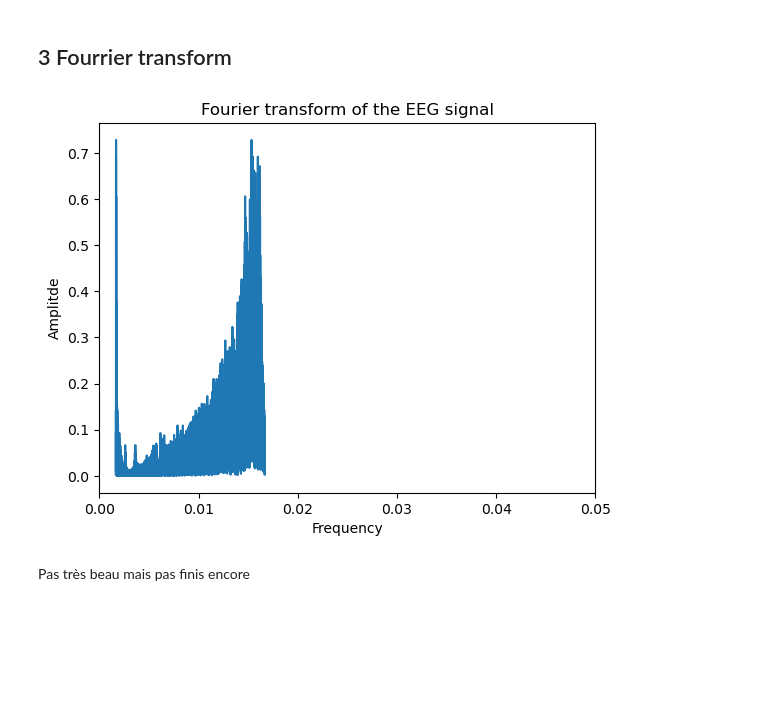
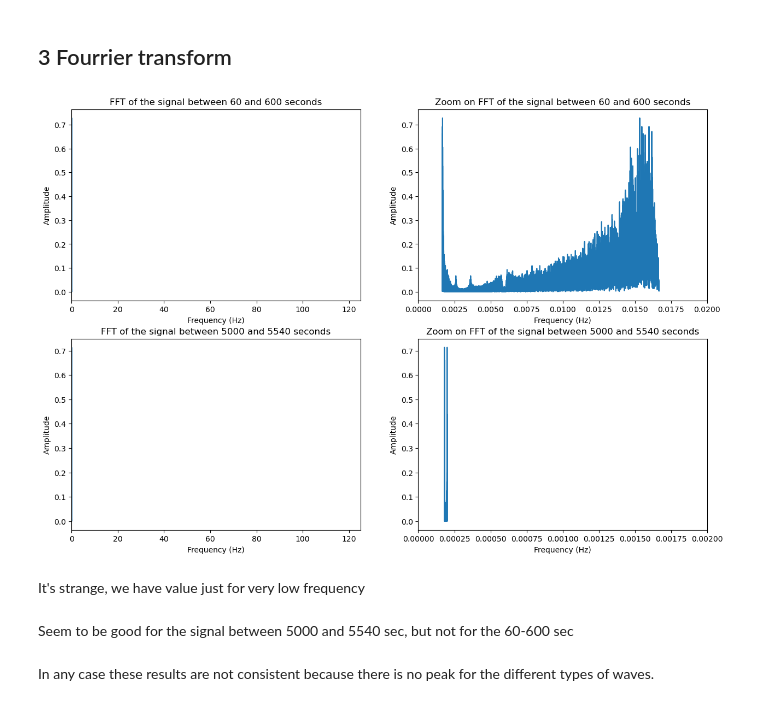
Before and after one commit to ChabCorp/LFP_IPMC, a Jupyter notebook: code/6_new_version.ipynb, the cells around one changed output. Cells and saved outputs as stored; diff of their text form; code cells hidden in the pictures; blank space fills up the shorter version.

```diff
--- a/code/6_new_version.ipynb
+++ b/code/6_new_version.ipynb
@@ -103,20 +184,50 @@ A implémenter
 # %% [markdown]
 ## 3 Fourrier transform
-# %%
-import scipy as sp
-import scipy.fftpack
-import numpy as np
-
-df_f = df.copy()
-df_f['amplitude'] = sp.fftpack.fft(df_f['mV'])/len(df_f['mV'])
-df_f["freq"] = 1/df_f['time']
-plt.plot(df_f['freq'], np.abs(df_f['amplitude']))
-plt.xlabel(f'Frequency')
-plt.xlim(0, 0.05)
-plt.ylabel('Amplitde')
-plt.title('Fourier transform of the EEG signal')
-plt.show()
-# %% [output]
-[figure, removed]
-# %% [markdown]
-Pas très beau mais pas finis encore
+# %%
+import scipy as sp
+import scipy.fftpack
+import numpy as np
+plt.close('all')
+
+df_f = df.copy()
+df_f['amplitude'] = sp.fftpack.fft(df_f['mV'])/len(df_f['mV'])
+df_f["freq"] = 1/df_f['time']
+
+fig, ax = plt.subplots(2,2, figsize=(15,10))
+ax[0,0].plot(df_f['freq'], np.abs(df_f['amplitude']))
+ax[0,0].set_xlabel('Frequency (Hz)')
+ax[0,0].set_ylabel('Amplitude')
+ax[0,0].set_title('FFT of the signal between 60 and 600 seconds')
+ax[0,0].set_xlim(0, 125)
+
+ax[0,1].plot(df_f['freq'], np.abs(df_f['amplitude']))
+ax[0,1].set_xlabel('Frequency (Hz)')
+ax[0,1].set_ylabel('Amplitude')
+ax[0,1].set_title('Zoom on FFT of the signal between 60 and 600 seconds')
+ax[0,1].set_xlim(0, 0.02)
+
+df_f = df_choice.copy()
+df_f['amplitude'] = sp.fftpack.fft(df_f['mV'])/len(df_f['mV'])
+df_f["freq"] = 1/df_f['time']
+
+ax[1,0].plot(df_f['freq'], np.abs(df_f['amplitude']))
+ax[1,0].set_xlabel('Frequency (Hz)')
+ax[1,0].set_ylabel('Amplitude')
+ax[1,0].set_title('FFT of the signal between 5000 and 5540 seconds')
+ax[1,0].set_xlim(0, 125)
+
+ax[1,1].plot(df_f['freq'], np.abs(df_f['amplitude']))
+ax[1,1].set_xlabel('Frequency (Hz)')
+ax[1,1].set_ylabel('Amplitude')
+ax[1,1].set_title('Zoom on FFT of the signal between 5000 and 5540 seconds')
+ax[1,1].set_xlim(0, 0.002)
+
+plt.show()
+# %% [output]
+[figure, added]
+# %% [markdown]
+It's strange, we have value just for very low frequency
+# %% [markdown]
+Seem to be good for the signal between 5000 and 5540 sec, but not for the 60-600 sec
+# %% [markdown]
+In any case these results are not consistent because there is no peak for the different types of waves.
```
Also changed, not shown: parts of 19 cells of this notebook.
